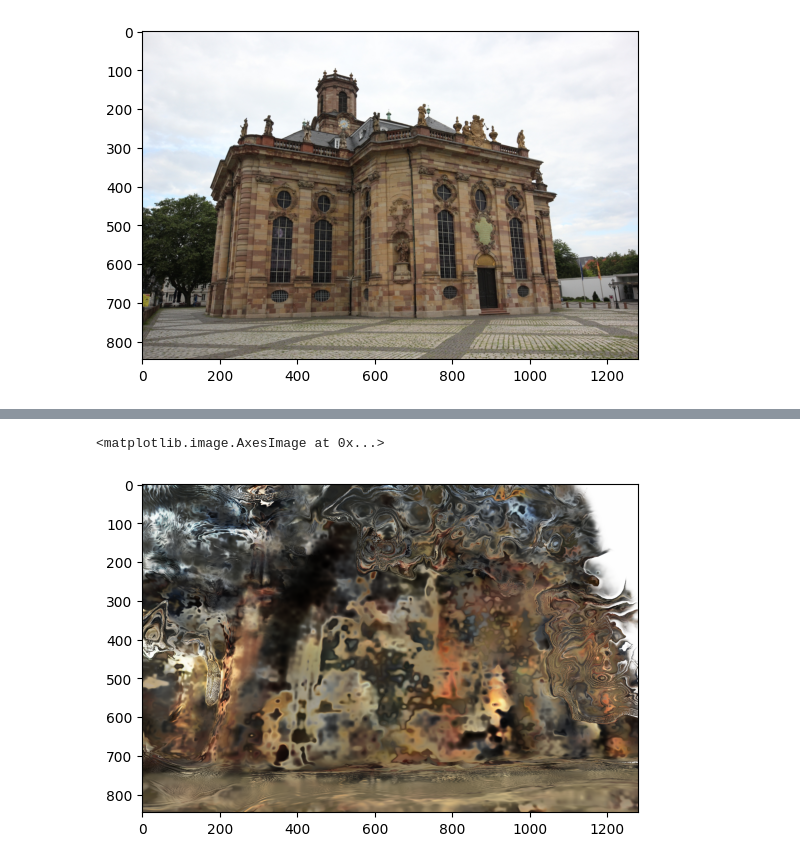
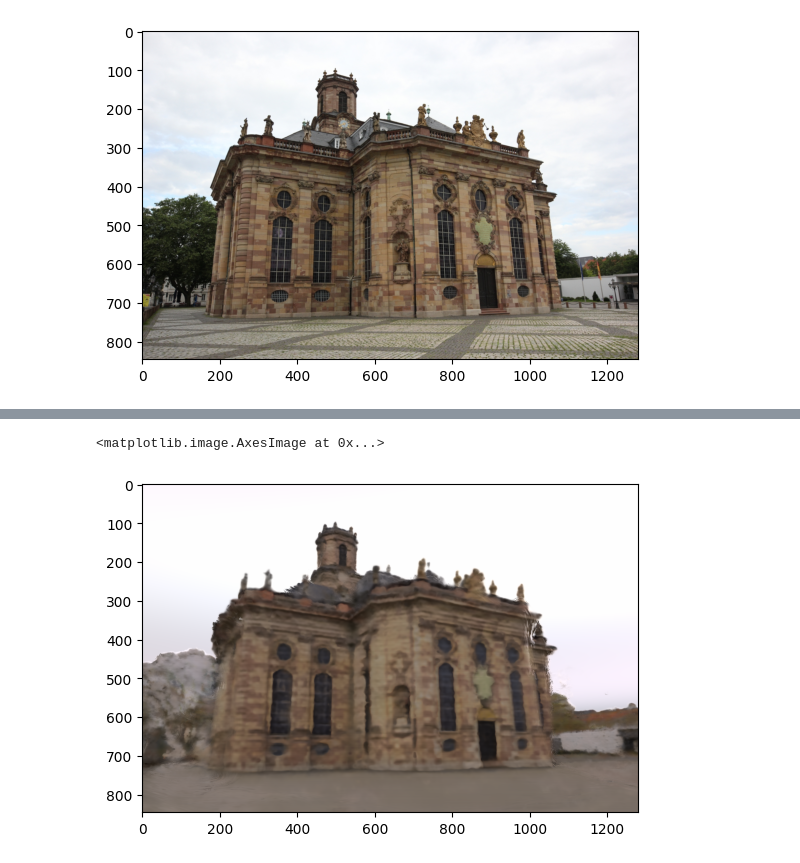
Before and after one commit to JADGardner/neusky, a Jupyter notebook: notebooks/reni_neus.ipynb, the cells around one changed output, grey strips where cells are left out. Drawn from its saved outputs; the diff is of its cells as text; code cells hidden in the pictures.

```diff
--- a/notebooks/reni_neus.ipynb
+++ b/notebooks/reni_neus.ipynb
@@ -78,8 +78,8 @@ world_size = 1
 local_rank = 0
 device = 'cuda:0'
 
-ckpt_path = '/workspace/outputs/unnamed/reni-neus/2023-05-17_071604/'
-step = 95000
+ckpt_path = '/workspace/outputs/unnamed/reni-neus/2023-05-17_074704/'
+step = 30000
 
 ckpt = torch.load(ckpt_path + '/nerfstudio_models' + f'/step-{step:09d}.ckpt', map_location=device)
 model_dict = {}
@@ -138,7 +136,7 @@ outputs = model.get_outputs_for_camera_ray_bundle(ray_bundle, show_progress=True
 [interactive output not drawn]
 [interactive output not drawn]
 # %%
-plt.imshow(outputs['albedo'].cpu().numpy())
+plt.imshow(outputs['rgb'].cpu().numpy())
 # %% [output]
 <matplotlib.image.AxesImage at 0x...>
-[figure, old version]
+[figure, new version]
```
Also changed, not shown: parts of 1 cell of this notebook, 6 other files.
